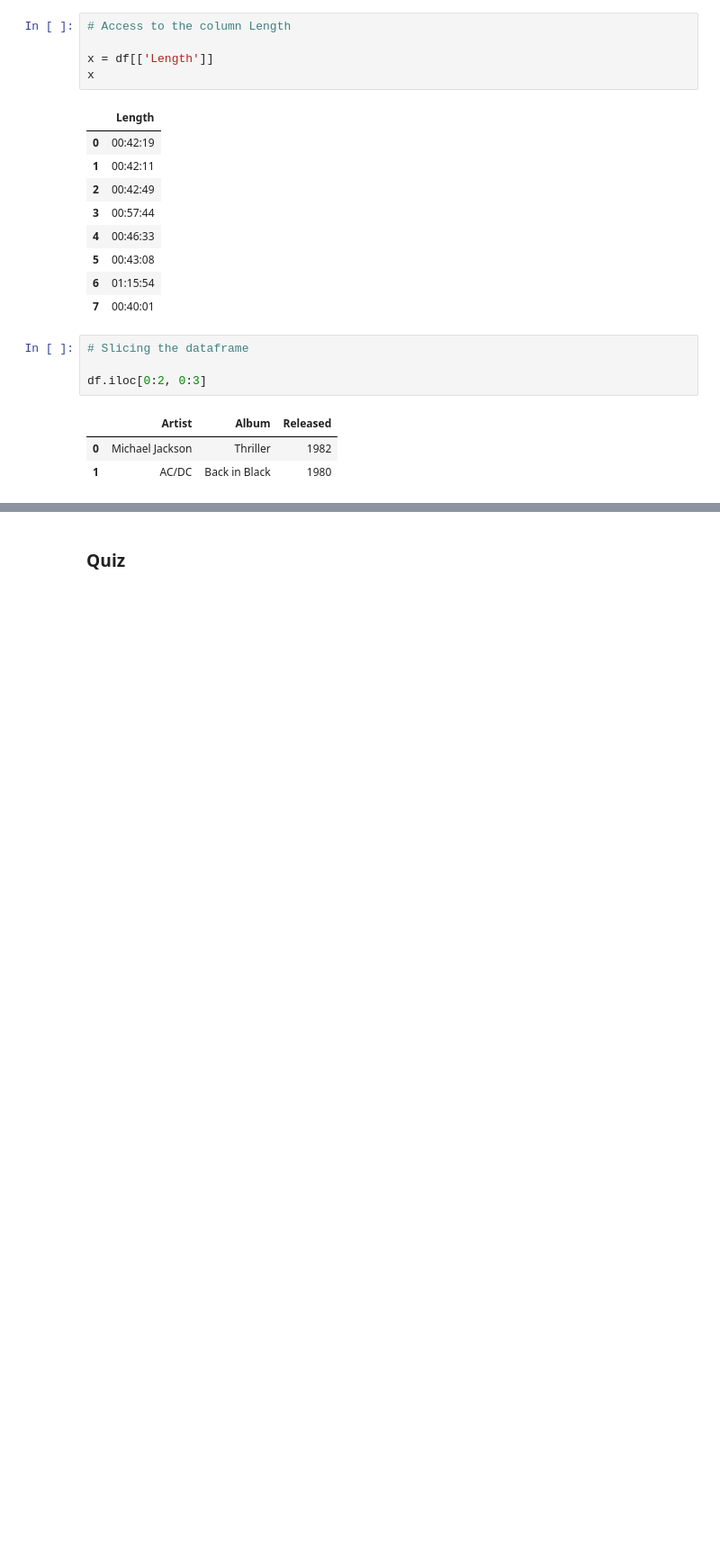
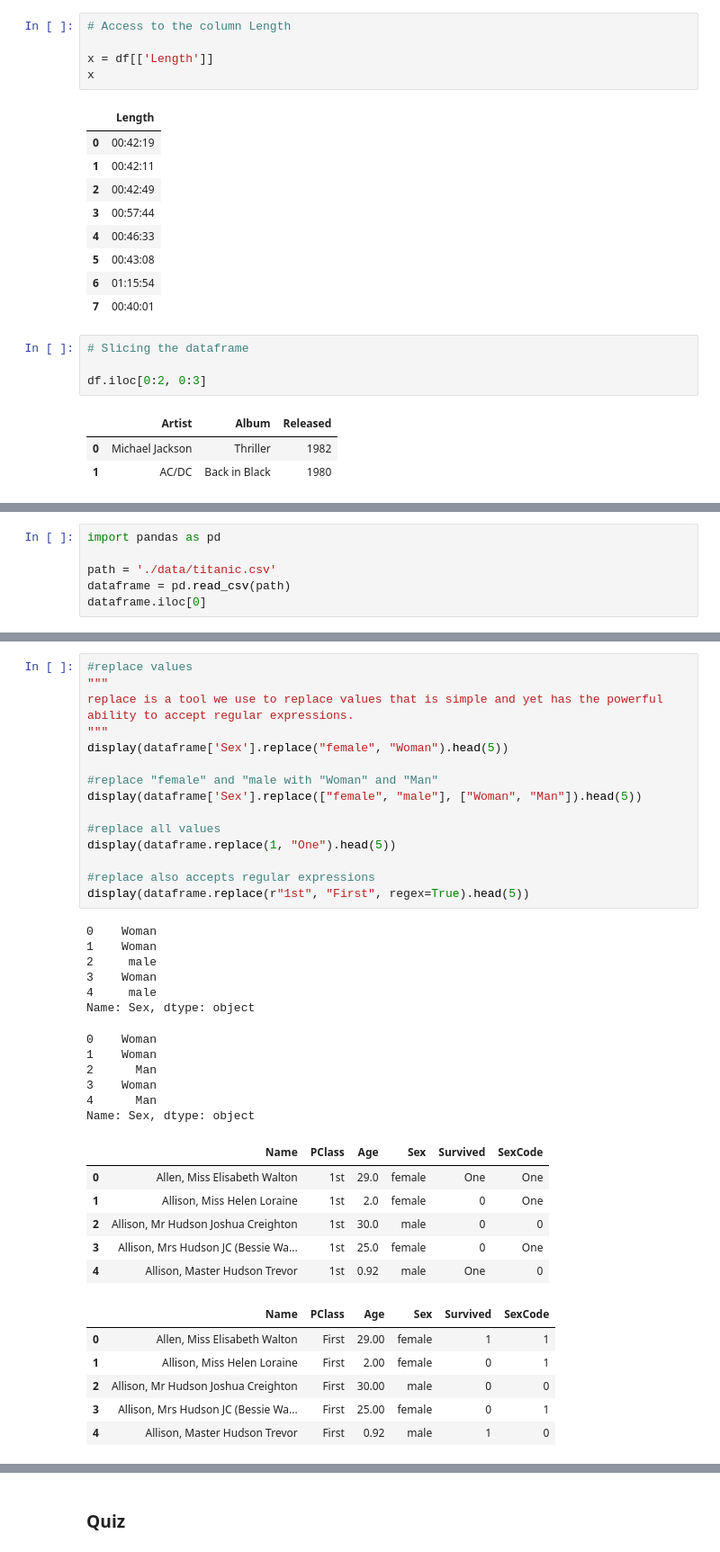
Before and after one commit to sparsh-ai/recohut, a Jupyter notebook: 01-foundations/language/python/intermediate.ipynb, the cells around one changed output, grey strips where cells are left out. Shown at 90% size. Saved outputs shown, nothing was run; the diff lists cells and outputs as text; blank space fills up the shorter version.

```diff
--- a/01-foundations/language/python/intermediate.ipynb
+++ b/01-foundations/language/python/intermediate.ipynb
@@ -302,0 +305,6 @@ df.iloc[0:2, 0:3]
+# %%
+import pandas as pd
+
+path = './data/titanic.csv'
+dataframe = pd.read_csv(path)
+dataframe.iloc[0]
@@ -302,0 +340,40 @@ df.iloc[0:2, 0:3]
+# %%
+#replace values
+"""
+replace is a tool we use to replace values that is simple and yet has the powerful ability to accept regular expressions.
+"""
+display(dataframe['Sex'].replace("female", "Woman").head(5))
+
+#replace "female" and "male with "Woman" and "Man"
+display(dataframe['Sex'].replace(["female", "male"], ["Woman", "Man"]).head(5))
+
+#replace all values
+display(dataframe.replace(1, "One").head(5))
+
+#replace also accepts regular expressions
+display(dataframe.replace(r"1st", "First", regex=True).head(5))
+# %% [output]
+0    Woman
+1    Woman
+2     male
+3    Woman
+4     male
+Name: Sex, dtype: object
+0    Woman
+1    Woman
+2      Man
+3    Woman
+4      Man
+Name: Sex, dtype: object
+|  | Name | PClass | Age | Sex | Survived | SexCode |
+| 0 | Allen, Miss Elisabeth Walton | 1st | 29.0 | female | One | One |
+| 1 | Allison, Miss Helen Loraine | 1st | 2.0 | female | 0 | One |
+| 2 | Allison, Mr Hudson Joshua Creighton | 1st | 30.0 | male | 0 | 0 |
+| 3 | Allison, Mrs Hudson JC (Bessie Wa... | 1st | 25.0 | female | 0 | One |
+| 4 | Allison, Master Hudson Trevor | 1st | 0.92 | male | One | 0 |
+|  | Name | PClass | Age | Sex | Survived | SexCode |
+| 0 | Allen, Miss Elisabeth Walton | First | 29.00 | female | 1 | 1 |
+| 1 | Allison, Miss Helen Loraine | First | 2.00 | female | 0 | 1 |
+| 2 | Allison, Mr Hudson Joshua Creighton | First | 30.00 | male | 0 | 0 |
+| 3 | Allison, Mrs Hudson JC (Bessie Wa... | First | 25.00 | female | 0 | 1 |
+| 4 | Allison, Master Hudson Trevor | First | 0.92 | male | 1 | 0 |
```
Also changed, not shown: parts of 39 cells of this notebook, 23 other files.
